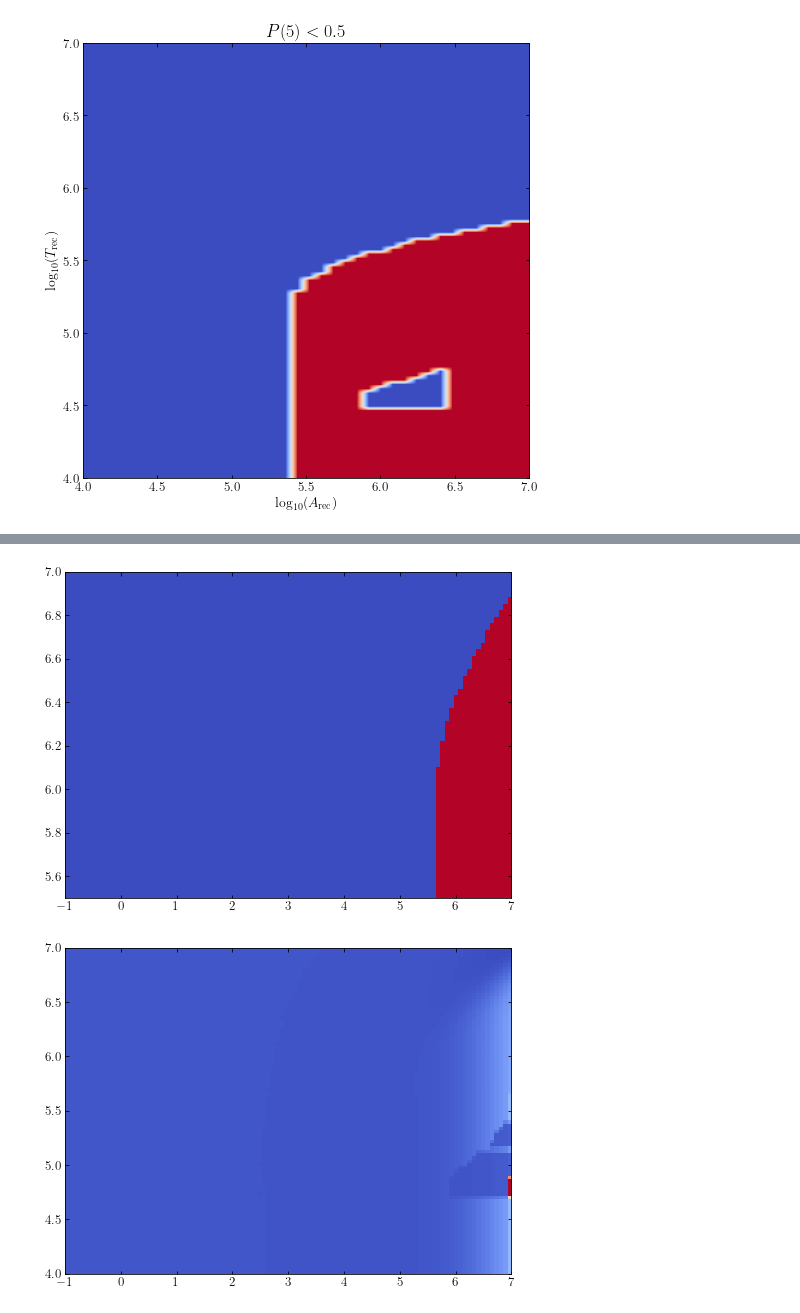
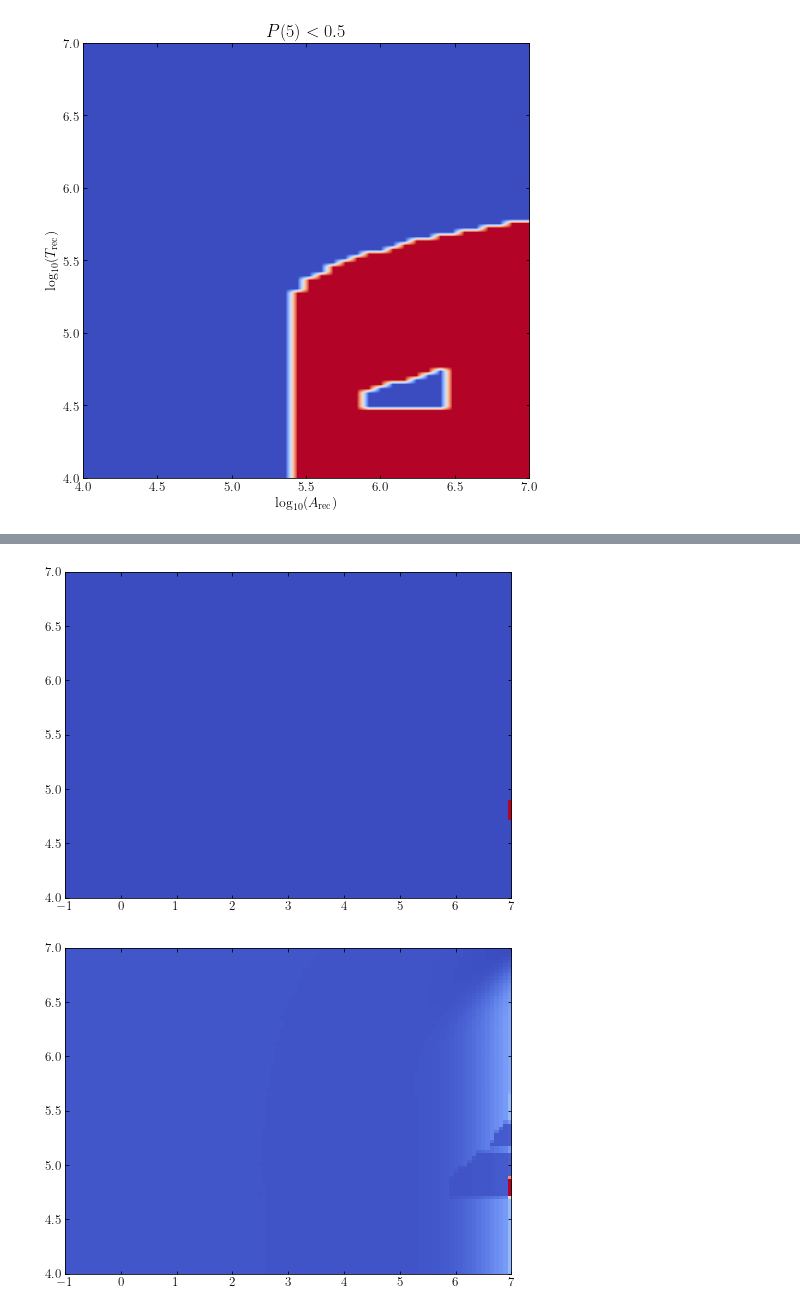
Before and after one commit to NolanSmyth/class_recoupling, a Jupyter notebook: recoupling_constraints.ipynb, the cells around one changed output, grey strips where cells are left out. Cells and saved outputs as stored; diff of their text form; code cells hidden in the pictures.

Commit message:
Fixed bug in delta interps and added chi2 test 2d

```diff
--- a/recoupling_constraints.ipynb
+++ b/recoupling_constraints.ipynb
@@ -258,5 +238,5 @@ constraint_pk_y_var_sorted = constraint_pk_y_errs_sorted[0] + constraint_pk_y_er
 # %%
-Tr1 = T_rec_strong_arr[40]
+Tr1 = T_rec_strong_arr[80]
 Ar1 = A_rec_strong_arr[99]
 test_pks = np.zeros(len(constraint_ks_sorted))
 for i, k in enumerate(constraint_ks_sorted):
@@ -275,3 +255,0 @@ plt.show()
-# %%
-chi2 = np.sum((constraint_pks_sorted - test_pks)**2 / constraint_pk_y_var_sorted**2)
-print(chi2)
@@ -290,8 +285,9 @@ def make_constraint_chisquare():
             chi2_grid[i, j] = chi2
     return chi2_grid
 
-def make_constraint_grid_chisquare(chi2_grid, crit_val = 36.42):
+def make_constraint_grid_chisquare(chi2_grid):
     #crit_val = 36.42 #for 24 points
+    crit_val = chi2.isf(0.1, len(constraint_ks_sorted))
     limit_grid = np.zeros((N_points, N_points))
     for i in range(N_points):
         for j in range(N_points):
@@ -303,3 +301,2 @@ chi2_grid = make_constraint_chisquare()
 # %%
-limit_grid_chi2 = make_constraint_grid_chisquare(chi2_grid, crit_val = 5)
-#! This critical chi2 value is artificially low. Otherwise, don't get any limits
+limit_grid_chi2 = make_constraint_grid_chisquare(chi2_grid)
@@ -306,8 +323,9 @@ limit_grid_chi2 = make_constraint_grid_chisquare(chi2_grid, crit_val = 5)
 # %%
 plt.imshow(limit_grid_chi2, cmap='coolwarm', extent=[-1, 7, 4, 7], aspect='auto', interpolation='nearest')
-plt.ylim(5.5,7)
+
+# plt.ylim(5.5,7)
 plt.show()
 # %% [output]
-[figure, old version]
+[figure, new version]
 # %%
 plt.imshow(chi2_grid, cmap='coolwarm', extent=[-1, 7, 4, 7], aspect='auto', interpolation='nearest', norm=LogNorm(vmin=np.min(chi2_grid), vmax=np.max(chi2_grid)))
```
Also changed, not shown: parts of 20 cells of this notebook, 5 other files.
